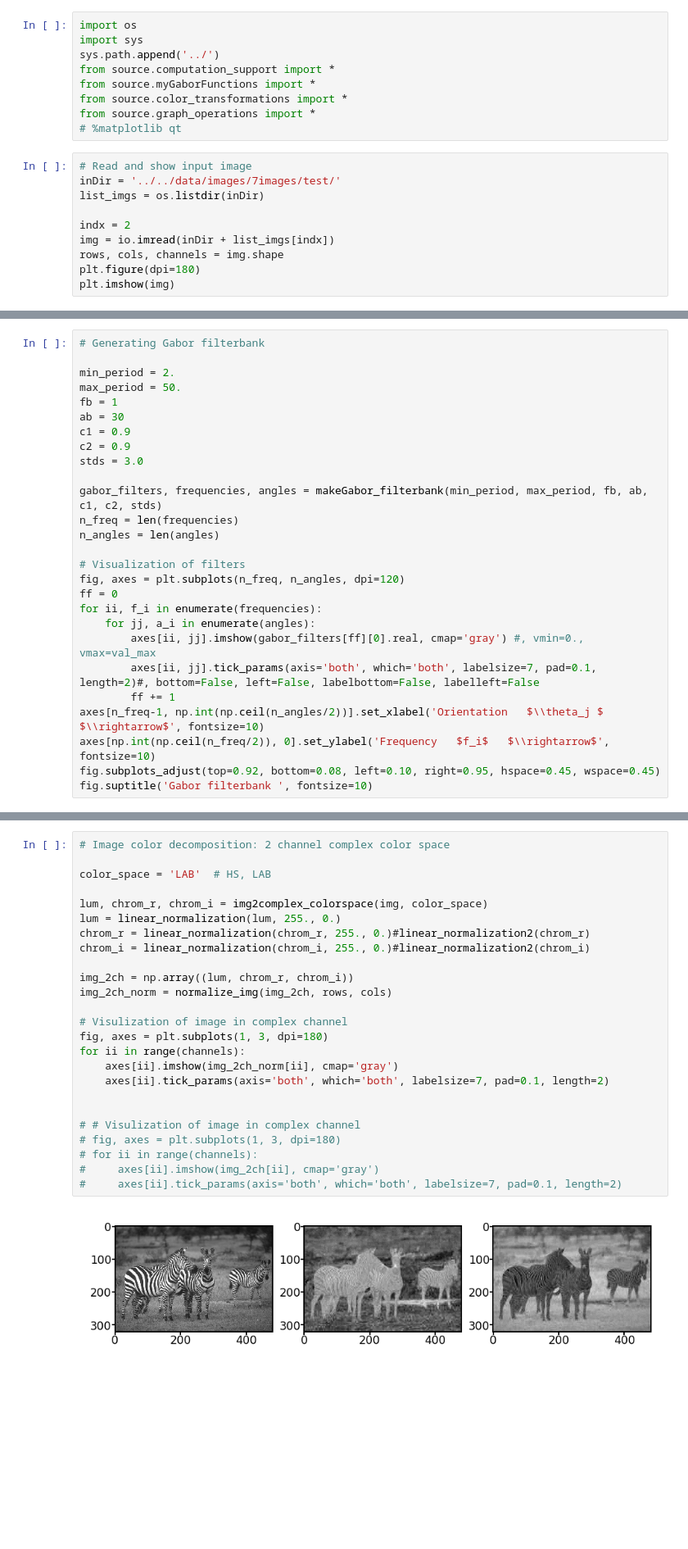
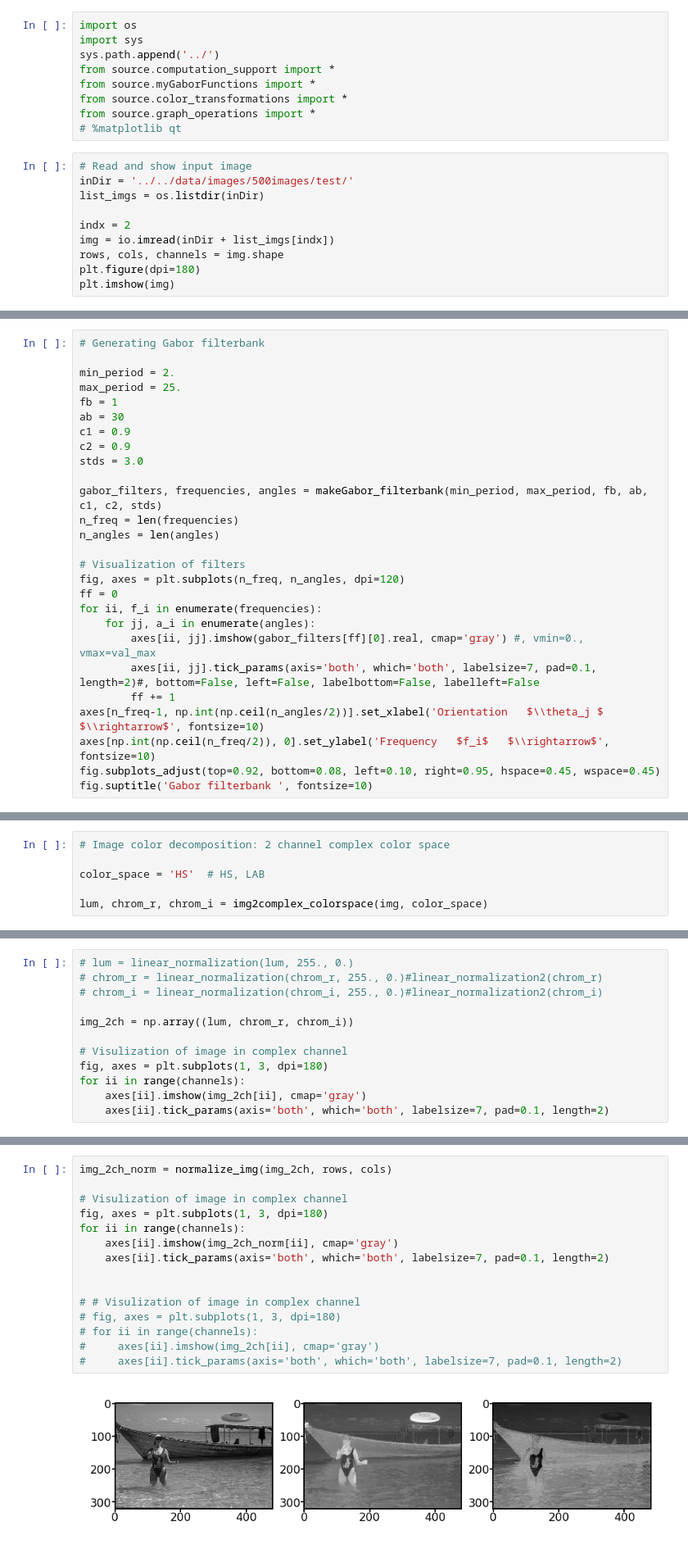
Before and after one commit to CVMethods/gabor_color_image_segmentation, a Jupyter notebook: jupyter-notebooks/image_gabor_responses.ipynb, the cells around one changed output, grey strips where cells are left out. Shown at 82% size. Saved outputs shown, nothing was run; the diff lists cells and outputs as text; blank space fills up the shorter version.

```diff
--- a/jupyter-notebooks/image_gabor_responses.ipynb
+++ b/jupyter-notebooks/image_gabor_responses.ipynb
@@ -9,7 +9,7 @@ from source.graph_operations import *
 # %matplotlib qt
 # %%
 # Read and show input image
-inDir = '../../data/images/7images/test/'
+inDir = '../../data/images/500images/test/'
 list_imgs = os.listdir(inDir)
 
 indx = 2
@@ -28,7 +28,7 @@ print(list_imgs[indx])
 # Generating Gabor filterbank
 
 min_period = 2.
-max_period = 50.
+max_period = 25.
 fb = 1
 ab = 30
 c1 = 0.9
@@ -56,0 +57,6 @@ Text(0.5, 0.98, 'Gabor filterbank ')
+# %%
+# Image color decomposition: 2 channel complex color space
+
+color_space = 'HS'  # HS, LAB
+
+lum, chrom_r, chrom_i = img2complex_colorspace(img, color_space)
@@ -56,0 +75,12 @@ Text(0.5, 0.98, 'Gabor filterbank ')
+# %%
+# lum = linear_normalization(lum, 255., 0.)
+# chrom_r = linear_normalization(chrom_r, 255., 0.)#linear_normalization2(chrom_r)
+# chrom_i = linear_normalization(chrom_i, 255., 0.)#linear_normalization2(chrom_i)
+
+img_2ch = np.array((lum, chrom_r, chrom_i))
+
+# Visulization of image in complex channel
+fig, axes = plt.subplots(1, 3, dpi=180)
+for ii in range(channels):
+    axes[ii].imshow(img_2ch[ii], cmap='gray')
+    axes[ii].tick_params(axis='both', which='both', labelsize=7, pad=0.1, length=2)
@@ -57,30 +89,20 @@ Text(0.5, 0.98, 'Gabor filterbank ')
 # %%
-# Image color decomposition: 2 channel complex color space
-
-color_space = 'LAB'  # HS, LAB
-
-lum, chrom_r, chrom_i = img2complex_colorspace(img, color_space)
-lum = linear_normalization(lum, 255., 0.)
-chrom_r = linear_normalization(chrom_r, 255., 0.)#linear_normalization2(chrom_r)
-chrom_i = linear_normalization(chrom_i, 255., 0.)#linear_normalization2(chrom_i)
-
-img_2ch = np.array((lum, chrom_r, chrom_i))
 img_2ch_norm = normalize_img(img_2ch, rows, cols)
 
 # Visulization of image in complex channel
 fig, axes = plt.subplots(1, 3, dpi=180)
 for ii in range(channels):
     axes[ii].imshow(img_2ch_norm[ii], cmap='gray')
     axes[ii].tick_params(axis='both', which='both', labelsize=7, pad=0.1, length=2)
 
 
 # # Visulization of image in complex channel
 # fig, axes = plt.subplots(1, 3, dpi=180)
 # for ii in range(channels):
 #     axes[ii].imshow(img_2ch[ii], cmap='gray')
 #     axes[ii].tick_params(axis='both', which='both', labelsize=7, pad=0.1, length=2)
 # %% [output]
-[figure, old version]
+[figure, new version]
 # %%
 # Filtering of 2 channel complex image
 
```
Also changed, not shown: parts of 20 cells of this notebook.
